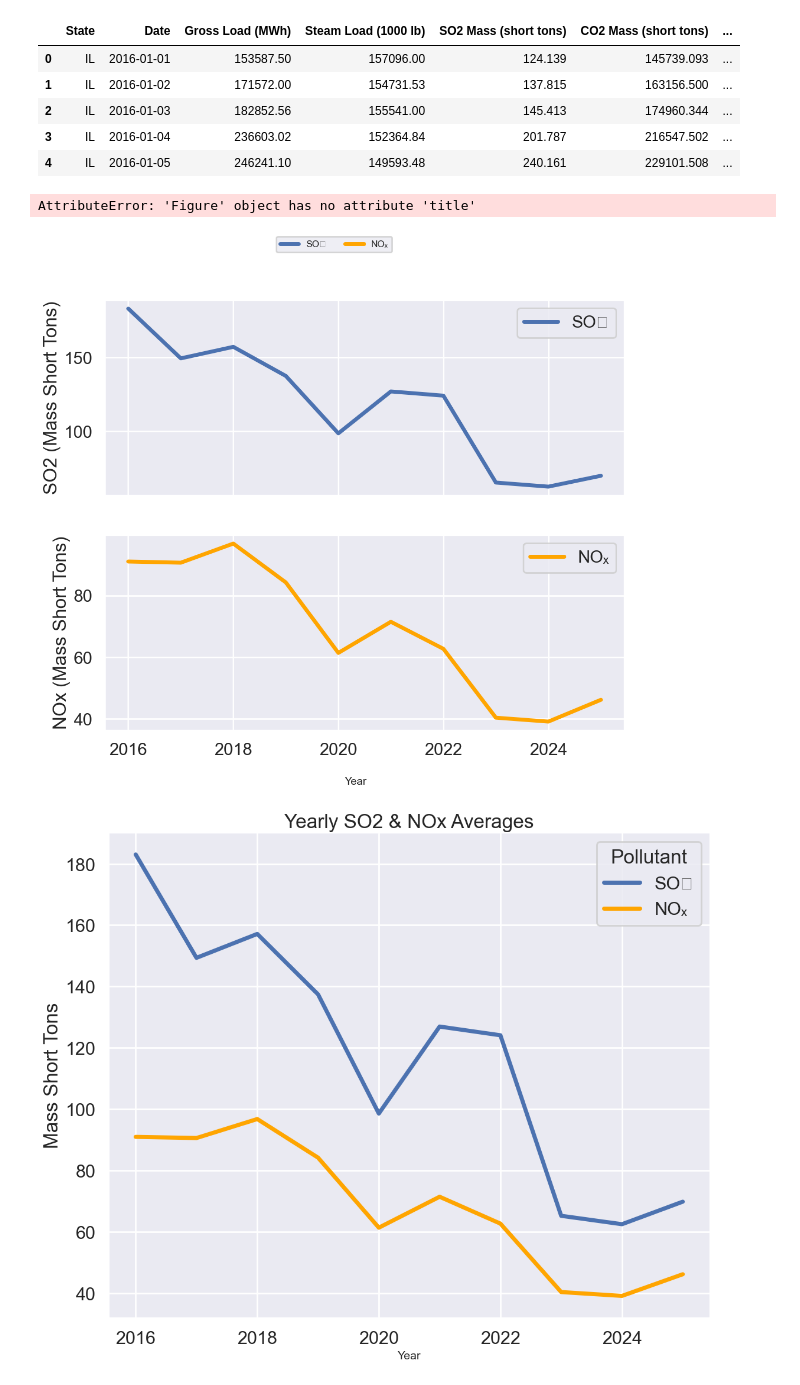
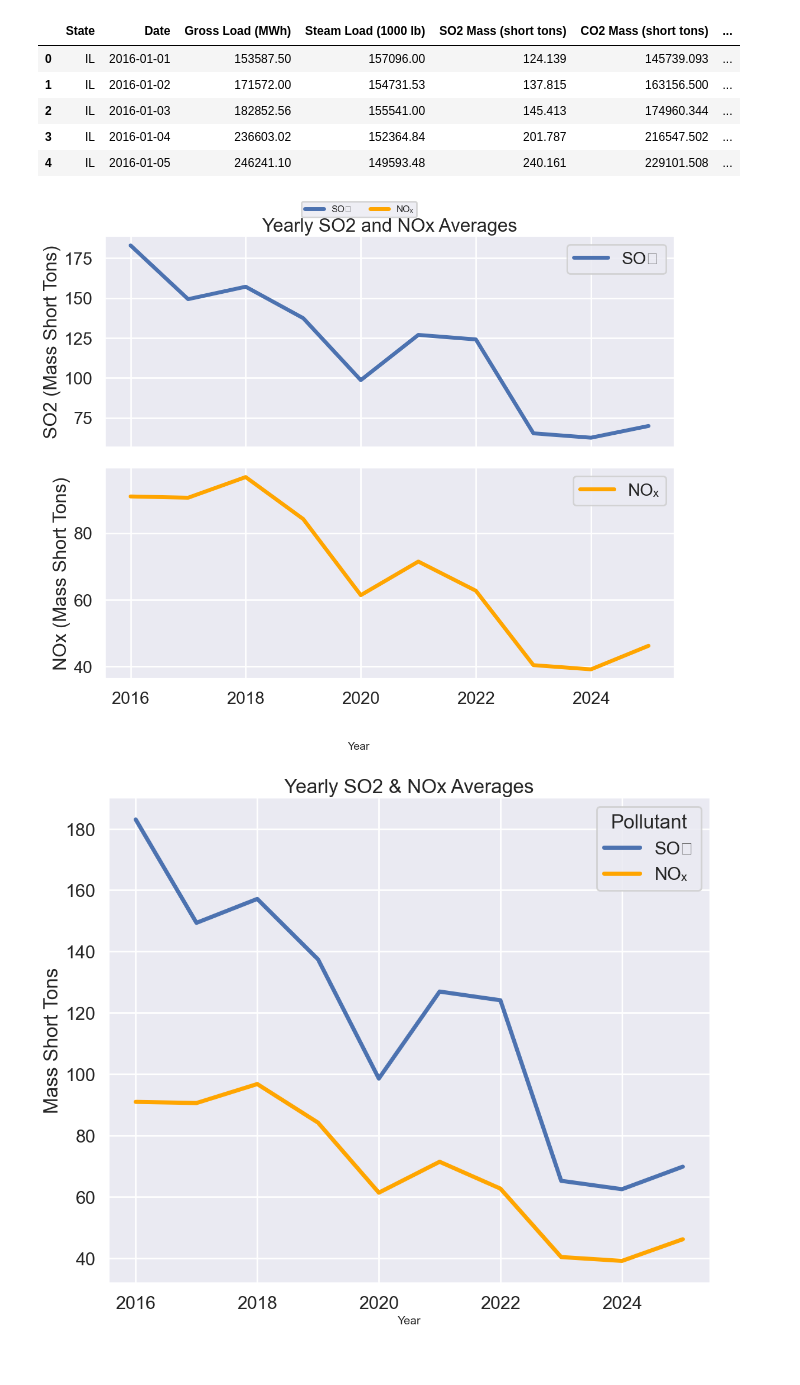
Before and after one commit to griffinberonio/AAE-724-Repo, a Jupyter notebook: airdatanotebook.ipynb, the cells around one changed output. Cells and saved outputs as stored; diff of their text form; code cells hidden in the pictures.

```diff
--- a/airdatanotebook.ipynb
+++ b/airdatanotebook.ipynb
@@ -734,36 +749,35 @@ sns.lineplot(
     y='yearly_average_NOx',
     data=emdf,
     linewidth=5,
     color='orange',
     label='NOₓ'
 )
 ax1.set_ylabel('SO2 (Mass Short Tons)')
 ax2.set_ylabel('NOx (Mass Short Tons)')
 
 # Remove individual x-labels
 ax1.set_xlabel('')
 ax2.set_xlabel('')
 
 # Add one shared x-label
 fig.supxlabel('Year', fontsize=14)
 
 # Create one combined legend
 handles1, labels1 = ax1.get_legend_handles_labels()
 handles2, labels2 = ax2.get_legend_handles_labels()
 
 fig.legend(
     handles1 + handles2,
     labels1 + labels2,
     loc='upper center',
     ncol=2,
     fontsize=12
 )
-fig.('Yearly SO2 and NOx Averages')
+ax1.set_title('Yearly SO2 and NOx Averages')
 plt.tight_layout()
 plt.show()
 # %% [output]
-AttributeError: 'Figure' object has no attribute 'title'
-[figure, old version]
+[figure, new version]
 # %%
 fig, ax = plt.subplots(figsize=(12,10))
 
```
Also changed, not shown: parts of 16 cells of this notebook, 2 other files.
